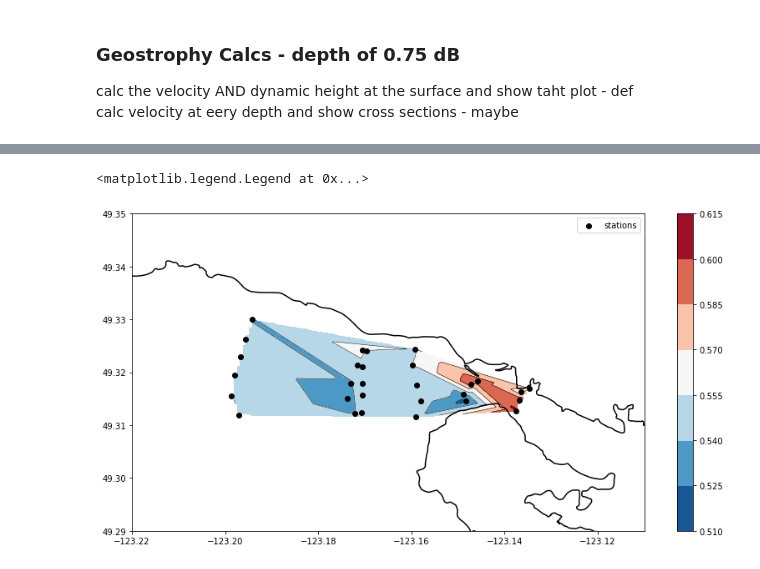
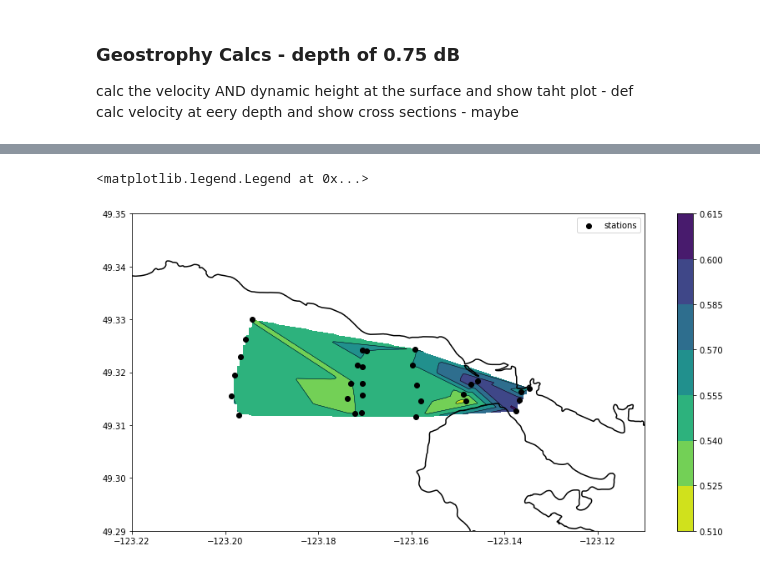
Before and after one commit to rbeutel/EOSC573, a Jupyter notebook: project/CTDanalysis.ipynb, the cells around one changed output, grey strips where cells are left out. Cells and saved outputs as stored; diff of their text form; code cells hidden in the pictures.

```diff
--- a/project/CTDanalysis.ipynb
+++ b/project/CTDanalysis.ipynb
@@ -462,0 +465,33 @@ plt.legend()
+# %%
+def loadmat(filename):
+    '''
+    this function should be called instead of direct spio.loadmat
+    as it cures the problem of not properly recovering python dictionaries
+    from mat files. It calls the function check keys to cure all entries
+    which are still mat-objects
+    '''
+    data = spio.loadmat(filename, struct_as_record=False, squeeze_me=True)
+    return _check_keys(data)
+
+def _check_keys(dict):
+    '''
+    checks if entries in dictionary are mat-objects. If yes
+    todict is called to change them to nested dictionaries
+    '''
+    for key in dict:
+        if isinstance(dict[key], spio.matlab.mio5_params.mat_struct):
+            dict[key] = _todict(dict[key])
+    return dict
+
+def _todict(matobj):
+    '''
+    A recursive function which constructs from matobjects nested dictionaries
+    '''
+    dict = {}
+    for strg in matobj._fieldnames:
+        elem = matobj.__dict__[strg]
+        if isinstance(elem, spio.matlab.mio5_params.mat_struct):
+            dict[strg] = _todict(elem)
+        else:
+            dict[strg] = elem
+    return dict
@@ -528,31 +566,31 @@ y= burrard['ncst'][:,1]
 # %%
 # Create grid values first.
 ngridx = 100
 ngridy = 100
 xi = np.linspace(min(surface.lon),max(surface.lon), ngridx)
 yi = np.linspace(min(surface.lat),max(surface.lat), ngridy)
 
 #DENSITY
 # Linearly interpolate the data (x, y) on a grid defined by (xi, yi).
 #zi = griddata((surface.lon[:24], surface.lat[:24]), surface.stream[:24], (xi[None, :], yi[:, None]), method='linear')
 zi = griddata((surface.lon, surface.lat), surface.stream, (xi[None, :], yi[:, None]), method='linear')
 
 fig, ax = plt.subplots(figsize=(14, 7))
 plt.contour(xi, yi, zi, linewidths=0.5, colors='k')
-plt.contourf(xi, yi, zi, cmap="RdBu_r")
+plt.contourf(xi, yi, zi, cmap="viridis_r")
 plt.colorbar()
 
 plt.xlim([-123.22, -123.11])
 plt.ylim([49.29,49.35])
 #plt.title('DENSITY\nTransect 4')
 
 ax.plot(x, y, 'k')
 ax.scatter(surface.lon, surface.lat, c='k', label='stations')
 ax.set_aspect(5/4.4)
 ax.legend()
 # %% [output]
 <matplotlib.legend.Legend at 0x...>
-[figure, old version]
+[figure, new version]
 # %%
 ## what if we did the same thing but only for the top 15 m
 #create a new data frame with ONLY info from a depth of 0.75 dB to 15.25 db
```
Also changed, not shown: parts of 14 cells of this notebook, 1 other file.
